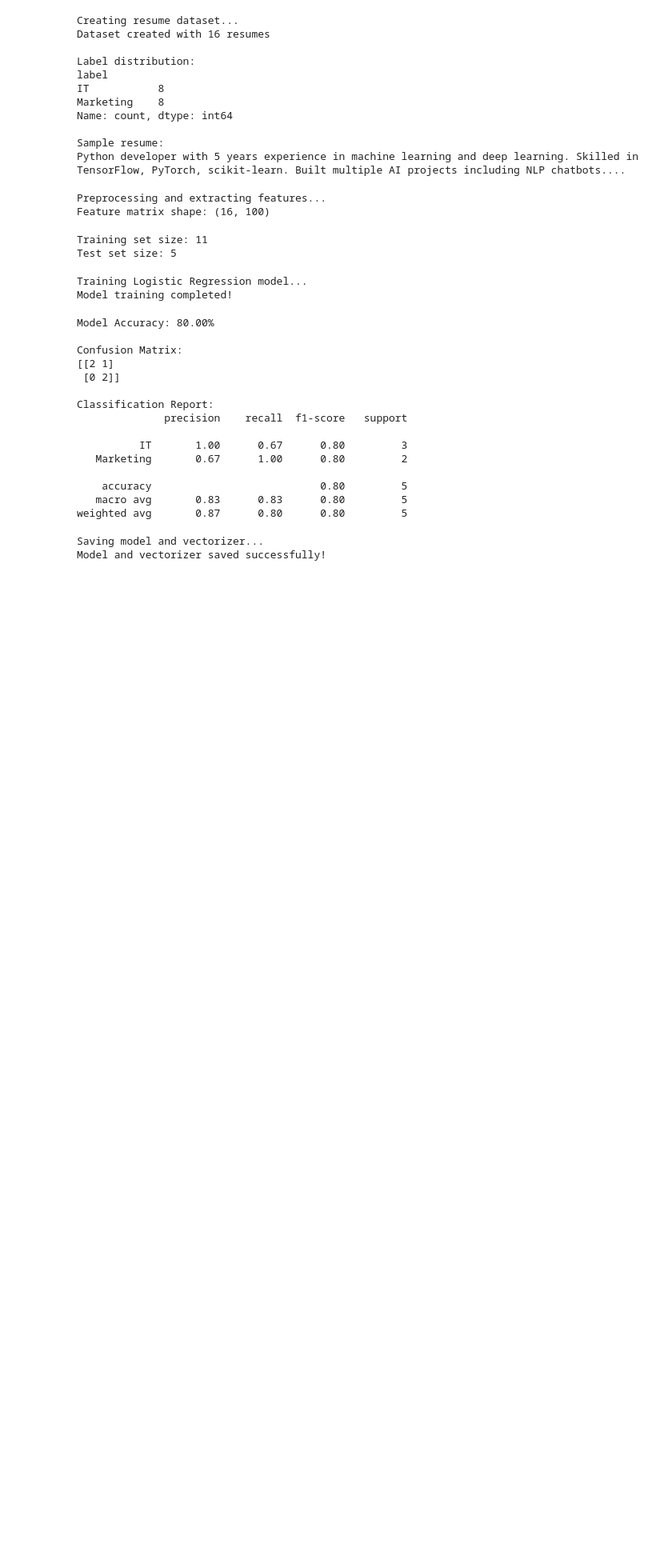
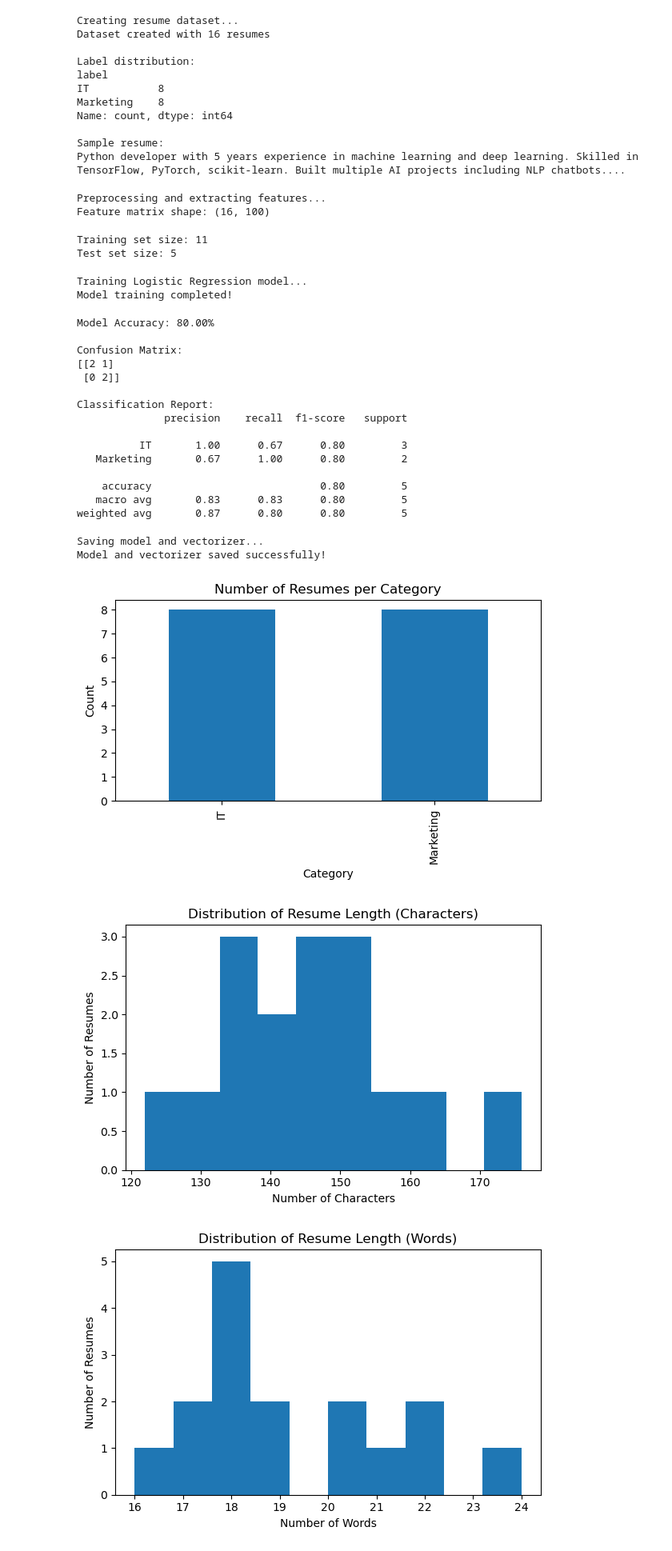
Before and after one commit to Navya032006/Automated-Resume-Screening, a Jupyter notebook: resume.ipynb, the cells around one changed output. Shown at 80% size. Drawn from its saved outputs; the diff is of its cells as text; code cells hidden in the pictures; blank space fills up the shorter version.

Commit message:
Updated resume analysis notebook

```diff
--- a/resume.ipynb
+++ b/resume.ipynb
@@ -258,3 +258,50 @@ print("Model and vectorizer saved successfully!")
 # %% [output]
 Saving model and vectorizer...
 Model and vectorizer saved successfully!
+# %%
+import pandas as pd
+import matplotlib.pyplot as plt
+
+# If needed, recreate df (uncomment this part only if df is not already defined)
+# df = create_resume_dataset()
+
+df['resume_length'] = df['resume'].str.len()
+df['word_count'] = df['resume'].str.split().str.len()
+
+plt.figure(figsize=(6,4))
+df['label'].value_counts().plot(kind='bar')
+plt.title('Number of Resumes per Category')
+plt.xlabel('Category')
+plt.ylabel('Count')
+plt.tight_layout()
+plt.show()
+
+plt.figure(figsize=(6,4))
+plt.hist(df['resume_length'], bins=10)
+plt.title('Distribution of Resume Length (Characters)')
+plt.xlabel('Number of Characters')
+plt.ylabel('Number of Resumes')
+plt.tight_layout()
+plt.show()
+
+plt.figure(figsize=(6,4))
+plt.hist(df['word_count'], bins=10)
+plt.title('Distribution of Resume Length (Words)')
+plt.xlabel('Number of Words')
+plt.ylabel('Number of Resumes')
+plt.tight_layout()
+plt.show()
+
+plt.figure(figsize=(6,4))
+labels = df['label'].unique()
+data = [df[df['label'] == lab]['word_count'] for lab in labels]
+plt.boxplot(data, labels=labels)
+plt.title('Word Count per Category')
+plt.xlabel('Category')
+plt.ylabel('Word Count')
+plt.tight_layout()
+plt.show()
+# %% [output]
+[figure, added]
+[figure, added]
+[figure, added]
```
Also changed, not shown: parts of 6 cells of this notebook.
